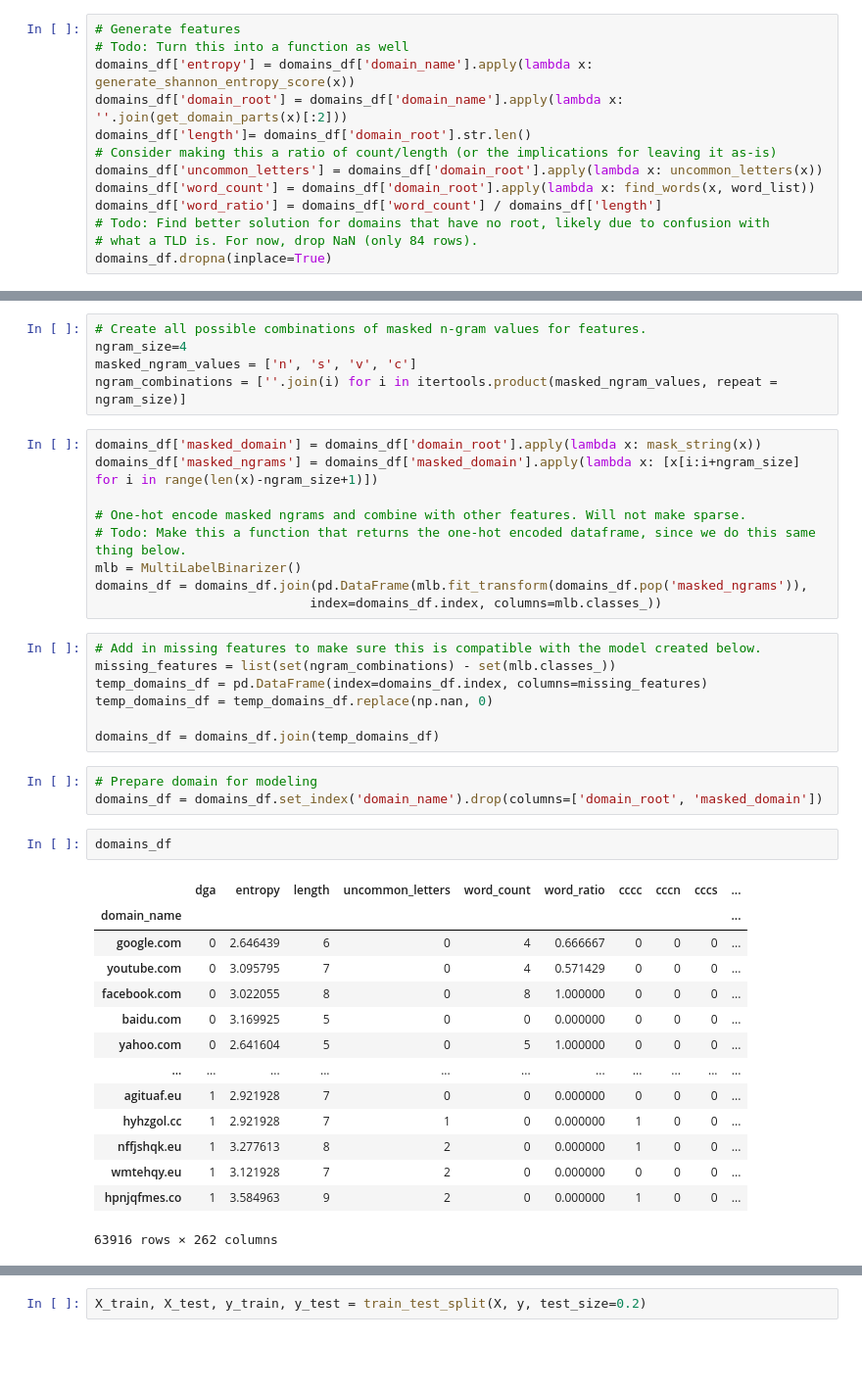
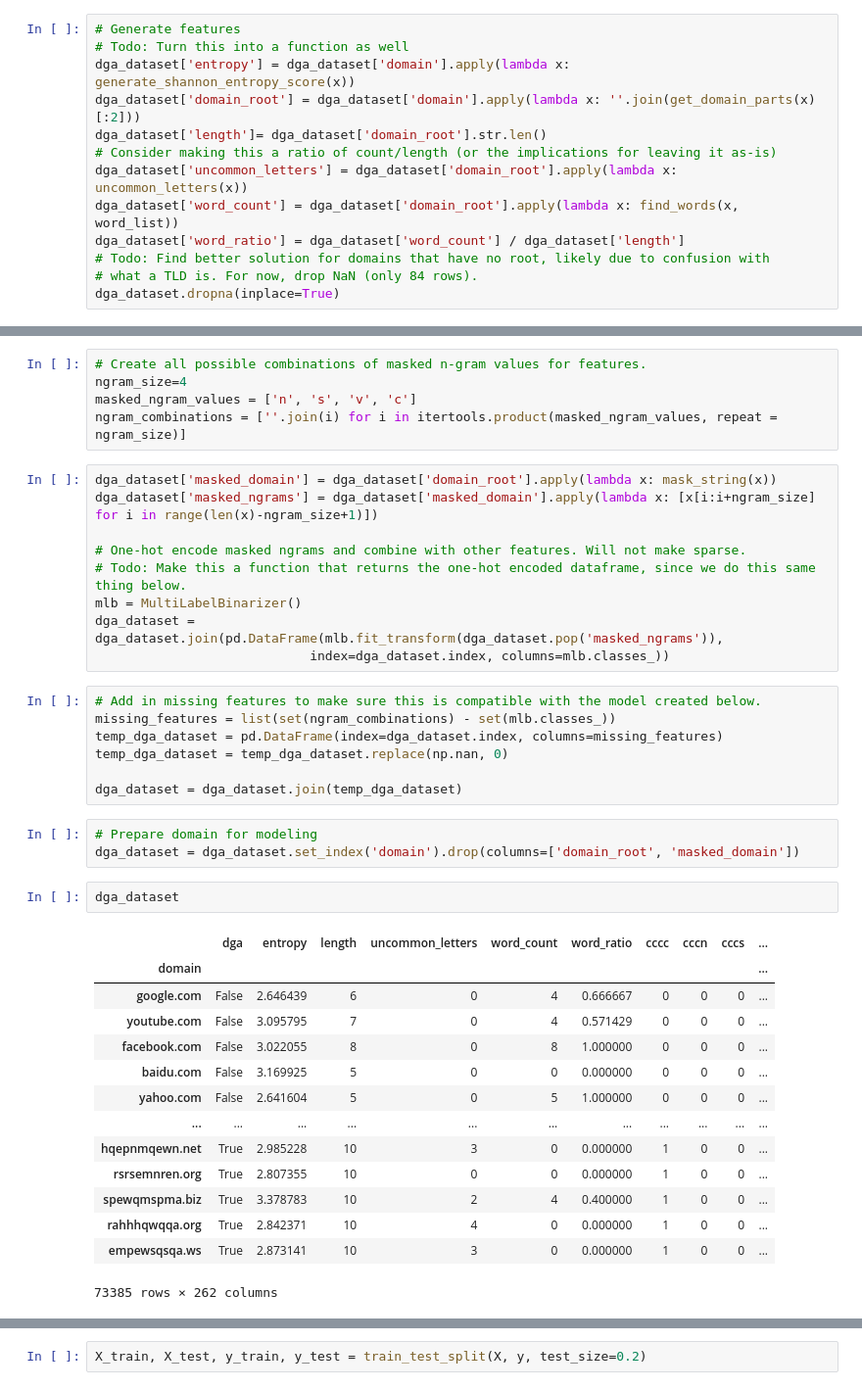
Before and after one commit to erodium/artemis, a Jupyter notebook: notebooks/kevin-stage1.ipynb, the cells around one changed output, grey strips where cells are left out. Shown: that part at 98% size. Drawn from its saved outputs; the diff is of its cells as text; blank space fills up the shorter version.

```diff
--- a/notebooks/kevin-stage1.ipynb
+++ b/notebooks/kevin-stage1.ipynb
@@ -109,15 +118,15 @@ def uncommon_letters(string_value):
 # %%
 # Generate features
 # Todo: Turn this into a function as well
-domains_df['entropy'] = domains_df['domain_name'].apply(lambda x: generate_shannon_entropy_score(x))
-domains_df['domain_root'] = domains_df['domain_name'].apply(lambda x: ''.join(get_domain_parts(x)[:2]))
-domains_df['length']= domains_df['domain_root'].str.len()
+dga_dataset['entropy'] = dga_dataset['domain'].apply(lambda x: generate_shannon_entropy_score(x))
+dga_dataset['domain_root'] = dga_dataset['domain'].apply(lambda x: ''.join(get_domain_parts(x)[:2]))
+dga_dataset['length']= dga_dataset['domain_root'].str.len()
 # Consider making this a ratio of count/length (or the implications for leaving it as-is)
-domains_df['uncommon_letters'] = domains_df['domain_root'].apply(lambda x: uncommon_letters(x))
-domains_df['word_count'] = domains_df['domain_root'].apply(lambda x: find_words(x, word_list))
-domains_df['word_ratio'] = domains_df['word_count'] / domains_df['length']
+dga_dataset['uncommon_letters'] = dga_dataset['domain_root'].apply(lambda x: uncommon_letters(x))
+dga_dataset['word_count'] = dga_dataset['domain_root'].apply(lambda x: find_words(x, word_list))
+dga_dataset['word_ratio'] = dga_dataset['word_count'] / dga_dataset['length']
 # Todo: Find better solution for domains that have no root, likely due to confusion with
 # what a TLD is. For now, drop NaN (only 84 rows).
-domains_df.dropna(inplace=True)
+dga_dataset.dropna(inplace=True)
 # %%
 # Check for NaN rows
@@ -150,40 +159,40 @@ ngram_size=4
 masked_ngram_values = ['n', 's', 'v', 'c']
 ngram_combinations = [''.join(i) for i in itertools.product(masked_ngram_values, repeat = ngram_size)]
 # %%
-domains_df['masked_domain'] = domains_df['domain_root'].apply(lambda x: mask_string(x))
-domains_df['masked_ngrams'] = domains_df['masked_domain'].apply(lambda x: [x[i:i+ngram_size] for i in range(len(x)-ngram_size+1)])
+dga_dataset['masked_domain'] = dga_dataset['domain_root'].apply(lambda x: mask_string(x))
+dga_dataset['masked_ngrams'] = dga_dataset['masked_domain'].apply(lambda x: [x[i:i+ngram_size] for i in range(len(x)-ngram_size+1)])
 
 # One-hot encode masked ngrams and combine with other features. Will not make sparse.
 # Todo: Make this a function that returns the one-hot encoded dataframe, since we do this same thing below.
 mlb = MultiLabelBinarizer()
-domains_df = domains_df.join(pd.DataFrame(mlb.fit_transform(domains_df.pop('masked_ngrams')),
-                            index=domains_df.index, columns=mlb.classes_))
+dga_dataset = dga_dataset.join(pd.DataFrame(mlb.fit_transform(dga_dataset.pop('masked_ngrams')),
+                            index=dga_dataset.index, columns=mlb.classes_))
 # %%
 # Add in missing features to make sure this is compatible with the model created below.
 missing_features = list(set(ngram_combinations) - set(mlb.classes_))
-temp_domains_df = pd.DataFrame(index=domains_df.index, columns=missing_features)
-temp_domains_df = temp_domains_df.replace(np.nan, 0)
+temp_dga_dataset = pd.DataFrame(index=dga_dataset.index, columns=missing_features)
+temp_dga_dataset = temp_dga_dataset.replace(np.nan, 0)
 
-domains_df = domains_df.join(temp_domains_df)
+dga_dataset = dga_dataset.join(temp_dga_dataset)
 # %%
 # Prepare domain for modeling
-domains_df = domains_df.set_index('domain_name').drop(columns=['domain_root', 'masked_domain'])
+dga_dataset = dga_dataset.set_index('domain').drop(columns=['domain_root', 'masked_domain'])
 # %%
-domains_df
+dga_dataset
 # %% [output]
 |  | dga | entropy | length | uncommon_letters | word_count | word_ratio | cccc | cccn | cccs | ... |
-| domain_name |  |  |  |  |  |  |  |  |  | ... |
-| google.com | 0 | 2.646439 | 6 | 0 | 4 | 0.666667 | 0 | 0 | 0 | ... |
-| youtube.com | 0 | 3.095795 | 7 | 0 | 4 | 0.571429 | 0 | 0 | 0 | ... |
-| facebook.com | 0 | 3.022055 | 8 | 0 | 8 | 1.000000 | 0 | 0 | 0 | ... |
-| baidu.com | 0 | 3.169925 | 5 | 0 | 0 | 0.000000 | 0 | 0 | 0 | ... |
-| yahoo.com | 0 | 2.641604 | 5 | 0 | 5 | 1.000000 | 0 | 0 | 0 | ... |
+| domain |  |  |  |  |  |  |  |  |  | ... |
+| google.com | False | 2.646439 | 6 | 0 | 4 | 0.666667 | 0 | 0 | 0 | ... |
+| youtube.com | False | 3.095795 | 7 | 0 | 4 | 0.571429 | 0 | 0 | 0 | ... |
+| facebook.com | False | 3.022055 | 8 | 0 | 8 | 1.000000 | 0 | 0 | 0 | ... |
+| baidu.com | False | 3.169925 | 5 | 0 | 0 | 0.000000 | 0 | 0 | 0 | ... |
+| yahoo.com | False | 2.641604 | 5 | 0 | 5 | 1.000000 | 0 | 0 | 0 | ... |
 | ... | ... | ... | ... | ... | ... | ... | ... | ... | ... | ... |
-| agituaf.eu | 1 | 2.921928 | 7 | 0 | 0 | 0.000000 | 0 | 0 | 0 | ... |
-| hyhzgol.cc | 1 | 2.921928 | 7 | 1 | 0 | 0.000000 | 1 | 0 | 0 | ... |
-| nffjshqk.eu | 1 | 3.277613 | 8 | 2 | 0 | 0.000000 | 1 | 0 | 0 | ... |
-| wmtehqy.eu | 1 | 3.121928 | 7 | 2 | 0 | 0.000000 | 0 | 0 | 0 | ... |
-| hpnjqfmes.co | 1 | 3.584963 | 9 | 2 | 0 | 0.000000 | 1 | 0 | 0 | ... |
+| hqepnmqewn.net | True | 2.985228 | 10 | 3 | 0 | 0.000000 | 1 | 0 | 0 | ... |
+| rsrsemnren.org | True | 2.807355 | 10 | 0 | 0 | 0.000000 | 1 | 0 | 0 | ... |
+| spewqmspma.biz | True | 3.378783 | 10 | 2 | 4 | 0.400000 | 1 | 0 | 0 | ... |
+| rahhhqwqqa.org | True | 2.842371 | 10 | 4 | 0 | 0.000000 | 1 | 0 | 0 | ... |
+| empewsqsqa.ws | True | 2.873141 | 10 | 3 | 0 | 0.000000 | 1 | 0 | 0 | ... |
-63916 rows × 262 columns
+73385 rows × 262 columns
 # %%
 y_col = 'dga'
```
Also changed, not shown: parts of 53 cells of this notebook, 2 other files.
